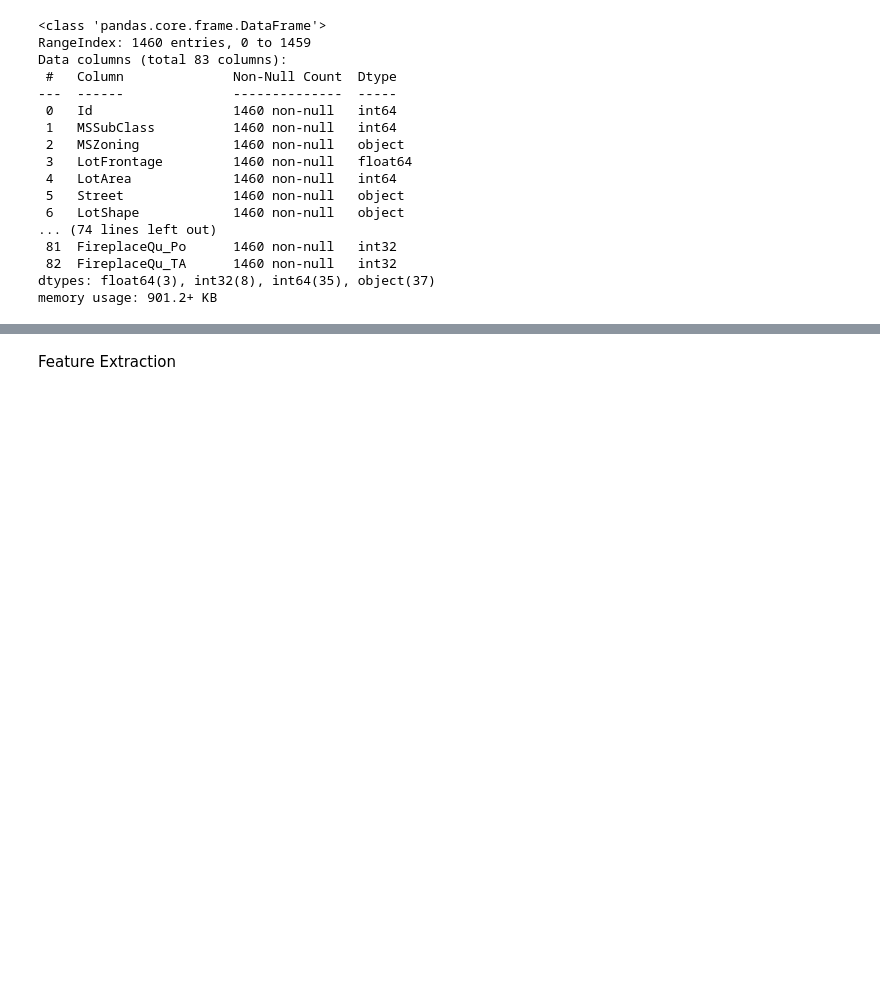
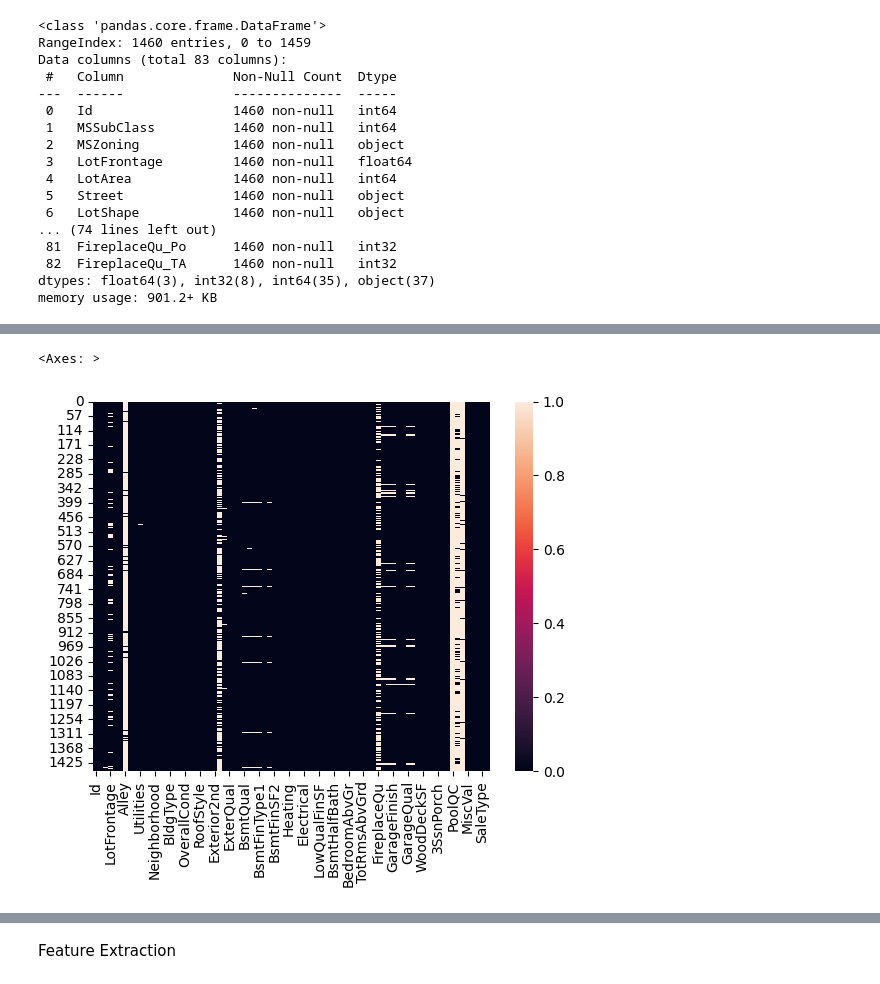
Before and after one commit to shafiqazam/Kaggle, a Jupyter notebook: home-data-for-ml-course/main.ipynb, the cells around one changed output, grey strips where cells are left out. Drawn from its saved outputs; the diff is of its cells as text; code cells hidden in the pictures; blank space fills up the shorter version.

```diff
--- a/home-data-for-ml-course/main.ipynb
+++ b/home-data-for-ml-course/main.ipynb
@@ -234,0 +336,3 @@ memory usage: 901.2+ KB
+# %%
+dfTest = pd.read_csv("test.csv")
+dfTest.head()
@@ -234,0 +347,5 @@ memory usage: 901.2+ KB
+# %%
+sns.heatmap(dfTest.isnull())
+# %% [output]
+<Axes: >
+[figure, added]
```
Also changed, not shown: parts of 15 cells of this notebook.
